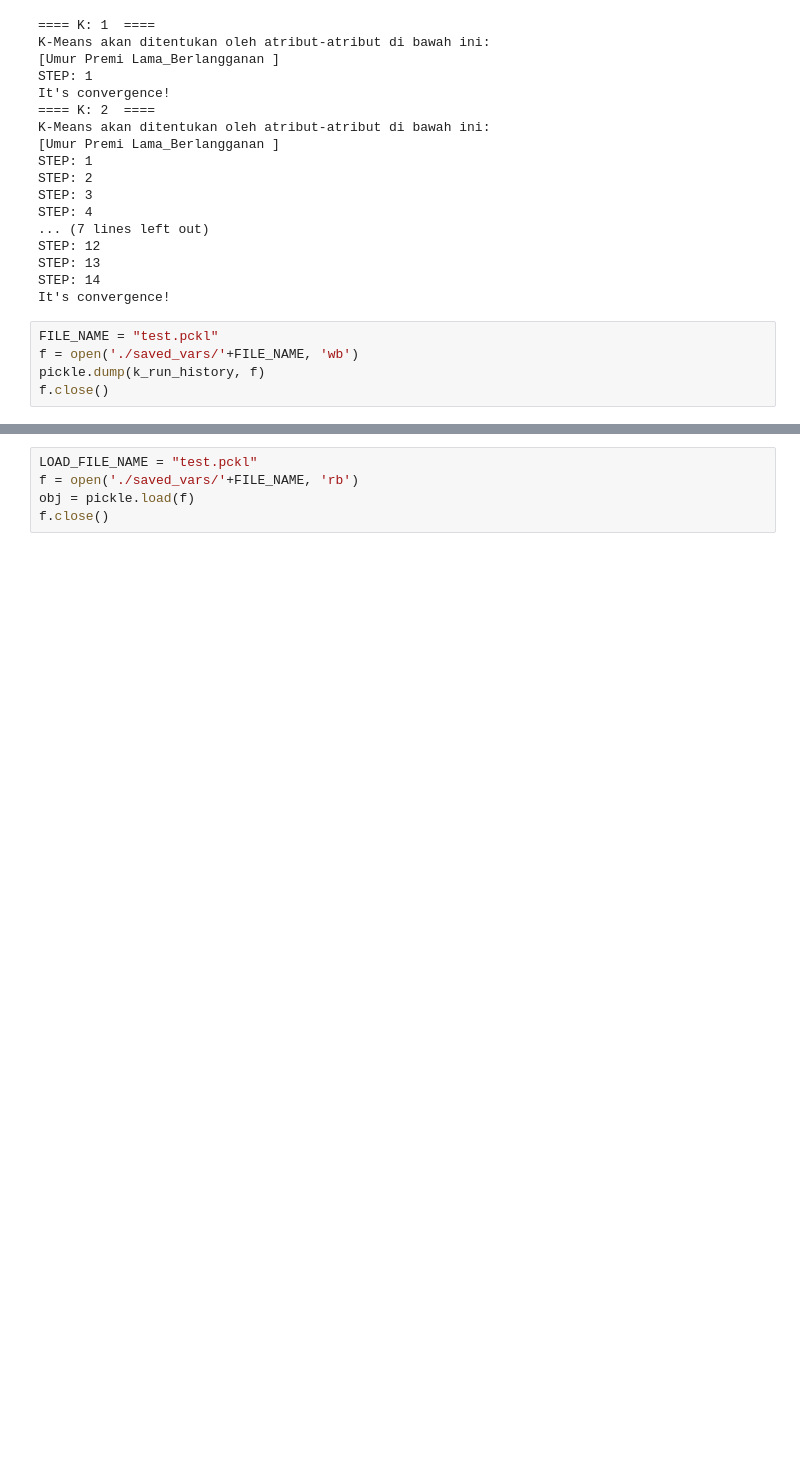
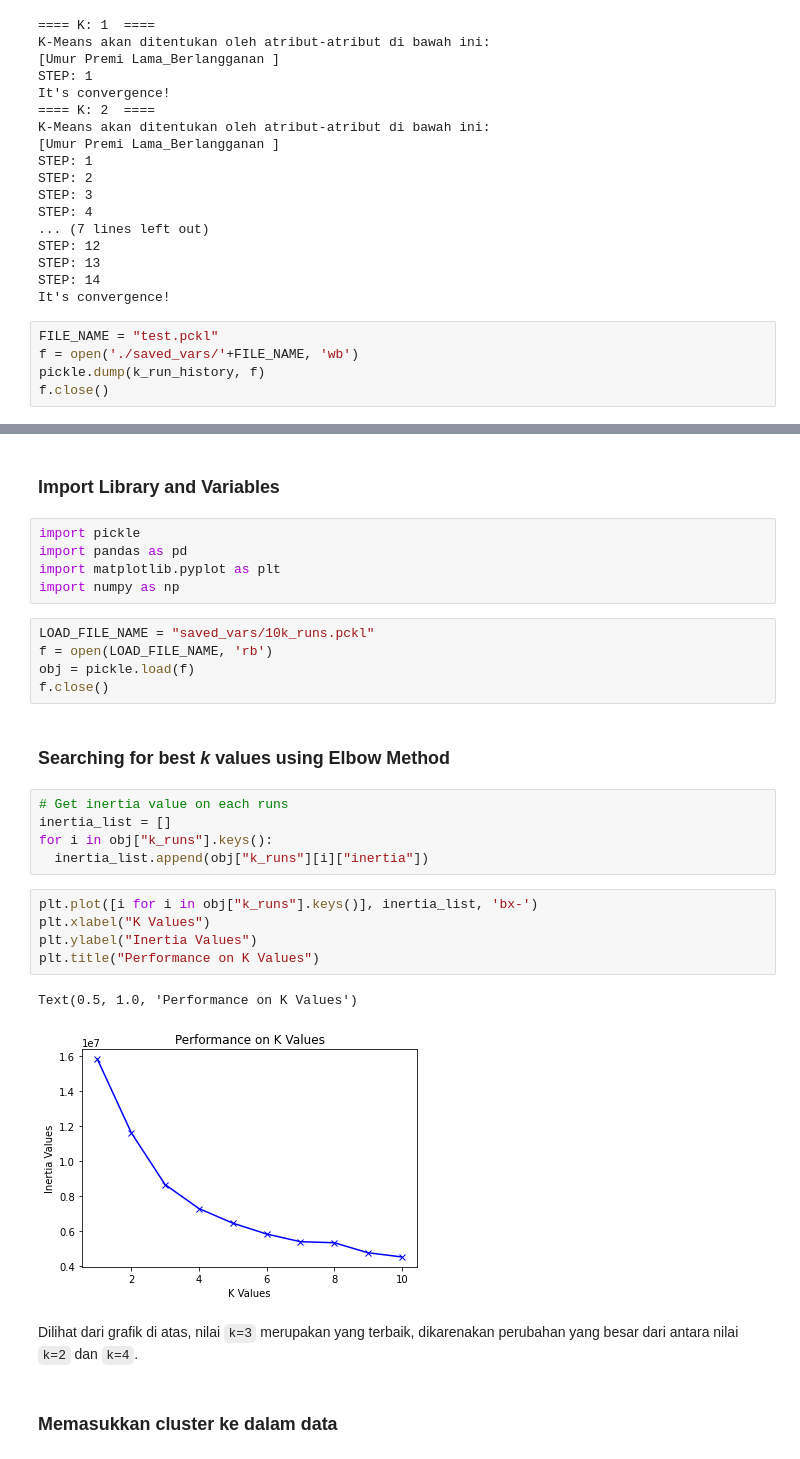
Before and after one commit to kaenova/Malin_Tubes1, a Jupyter notebook: notebooks/Pembelajaran Mesin Tugas Besar 1.ipynb, the cells around one changed output, grey strips where cells are left out. Saved outputs shown, nothing was run; the diff lists cells and outputs as text; blank space fills up the shorter version.

Commit message:
Finalizing CLustering

```diff
--- a/notebooks/Pembelajaran Mesin Tugas Besar 1.ipynb
+++ b/notebooks/Pembelajaran Mesin Tugas Besar 1.ipynb
@@ -391,5 +393,31 @@ f.close()
+# %% [markdown]
+### Import Library and Variables
+# %%
+import pickle
+import pandas as pd
+import matplotlib.pyplot as plt
+import numpy as np
 # %%
-LOAD_FILE_NAME = "test.pckl"
-f = open('./saved_vars/'+FILE_NAME, 'rb')
+LOAD_FILE_NAME = "saved_vars/10k_runs.pckl"
+f = open(LOAD_FILE_NAME, 'rb')
 obj = pickle.load(f)
 f.close()
+# %% [markdown]
+### Searching for best _k_ values using Elbow Method
+# %%
+# Get inertia value on each runs
+inertia_list = []
+for i in obj["k_runs"].keys():
+  inertia_list.append(obj["k_runs"][i]["inertia"])
+# %%
+plt.plot([i for i in obj["k_runs"].keys()], inertia_list, 'bx-')
+plt.xlabel("K Values")
+plt.ylabel("Inertia Values")
+plt.title("Performance on K Values")
+# %% [output]
+Text(0.5, 1.0, 'Performance on K Values')
+[figure, added]
+# %% [markdown]
+Dilihat dari grafik di atas, nilai `k=3` merupakan yang terbaik, dikarenakan perubahan yang besar dari antara nilai `k=2` dan `k=4`.
+# %% [markdown]
+### Memasukkan cluster ke dalam data
```
Also changed, not shown: parts of 12 cells of this notebook, 2 other files.
